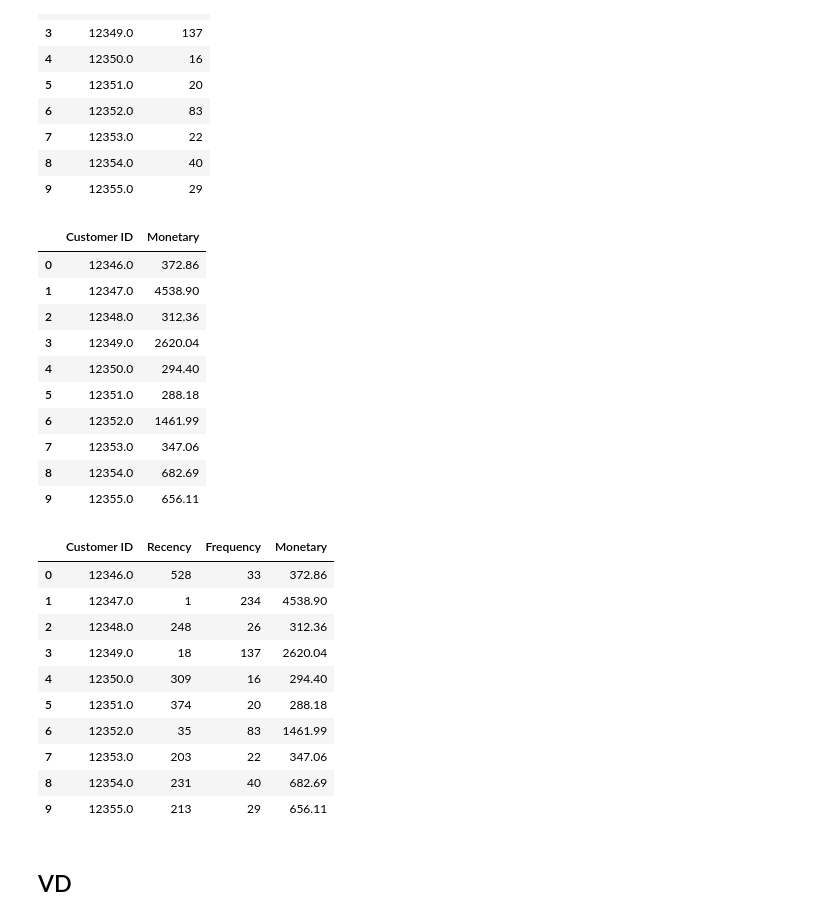
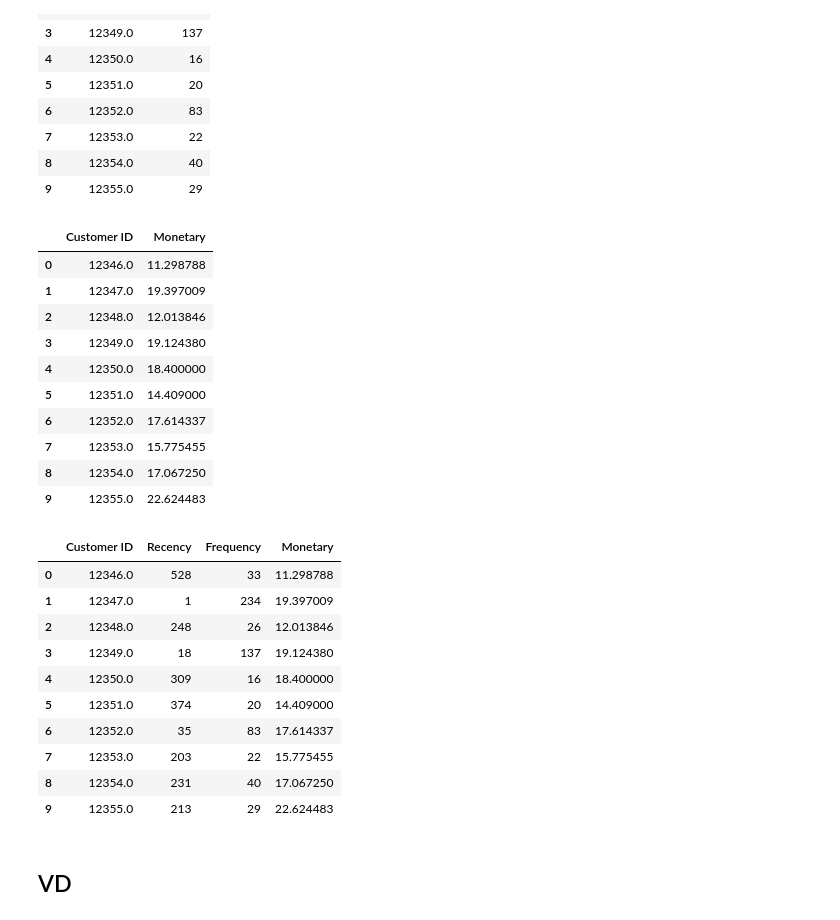
Before and after one commit to Ahmed-Ashraf-Marzouk/RFM-ID-customer-segmentation, a Jupyter notebook: main.ipynb, the cells around one changed output. Saved outputs shown, nothing was run; the diff lists cells and outputs as text; code cells hidden in the pictures.

```diff
--- a/main.ipynb
+++ b/main.ipynb
@@ -266,21 +265,21 @@ rfm_f.head(10)
 # %%
 # Monetary
 df_proc['Total'] = df_proc['Price'] * df_proc['Quantity']
-rfm_m = df_proc.groupby('Customer ID')['Total'].sum().reset_index()
+rfm_m = df_proc.groupby('Customer ID')['Total'].mean().reset_index()
 rfm_m.columns = ['Customer ID', 'Monetary']
 rfm_m.head(10)
 # %% [output]
 |  | Customer ID | Monetary |
-| 0 | 12346.0 | 372.86 |
-| 1 | 12347.0 | 4538.90 |
-| 2 | 12348.0 | 312.36 |
-| 3 | 12349.0 | 2620.04 |
-| 4 | 12350.0 | 294.40 |
-| 5 | 12351.0 | 288.18 |
-| 6 | 12352.0 | 1461.99 |
-| 7 | 12353.0 | 347.06 |
-| 8 | 12354.0 | 682.69 |
-| 9 | 12355.0 | 656.11 |
+| 0 | 12346.0 | 11.298788 |
+| 1 | 12347.0 | 19.397009 |
+| 2 | 12348.0 | 12.013846 |
+| 3 | 12349.0 | 19.124380 |
+| 4 | 12350.0 | 18.400000 |
+| 5 | 12351.0 | 14.409000 |
+| 6 | 12352.0 | 17.614337 |
+| 7 | 12353.0 | 15.775455 |
+| 8 | 12354.0 | 17.067250 |
+| 9 | 12355.0 | 22.624483 |
 # %%
 # Creating the RFM data frame.
 rfm = pd.merge(rfm_r, rfm_f, on='Customer ID', how='inner')
@@ -288,16 +287,16 @@ rfm = pd.merge(rfm, rfm_m, on='Customer ID', how='inner')
 rfm.head(10)
 # %% [output]
 |  | Customer ID | Recency | Frequency | Monetary |
-| 0 | 12346.0 | 528 | 33 | 372.86 |
-| 1 | 12347.0 | 1 | 234 | 4538.90 |
-| 2 | 12348.0 | 248 | 26 | 312.36 |
-| 3 | 12349.0 | 18 | 137 | 2620.04 |
-| 4 | 12350.0 | 309 | 16 | 294.40 |
-| 5 | 12351.0 | 374 | 20 | 288.18 |
-| 6 | 12352.0 | 35 | 83 | 1461.99 |
-| 7 | 12353.0 | 203 | 22 | 347.06 |
-| 8 | 12354.0 | 231 | 40 | 682.69 |
-| 9 | 12355.0 | 213 | 29 | 656.11 |
+| 0 | 12346.0 | 528 | 33 | 11.298788 |
+| 1 | 12347.0 | 1 | 234 | 19.397009 |
+| 2 | 12348.0 | 248 | 26 | 12.013846 |
+| 3 | 12349.0 | 18 | 137 | 19.124380 |
+| 4 | 12350.0 | 309 | 16 | 18.400000 |
+| 5 | 12351.0 | 374 | 20 | 14.409000 |
+| 6 | 12352.0 | 35 | 83 | 17.614337 |
+| 7 | 12353.0 | 203 | 22 | 15.775455 |
+| 8 | 12354.0 | 231 | 40 | 17.067250 |
+| 9 | 12355.0 | 213 | 29 | 22.624483 |
 # %% [markdown]
 ## VD
 # %%
```
Also changed, not shown: parts of 55 cells of this notebook.
